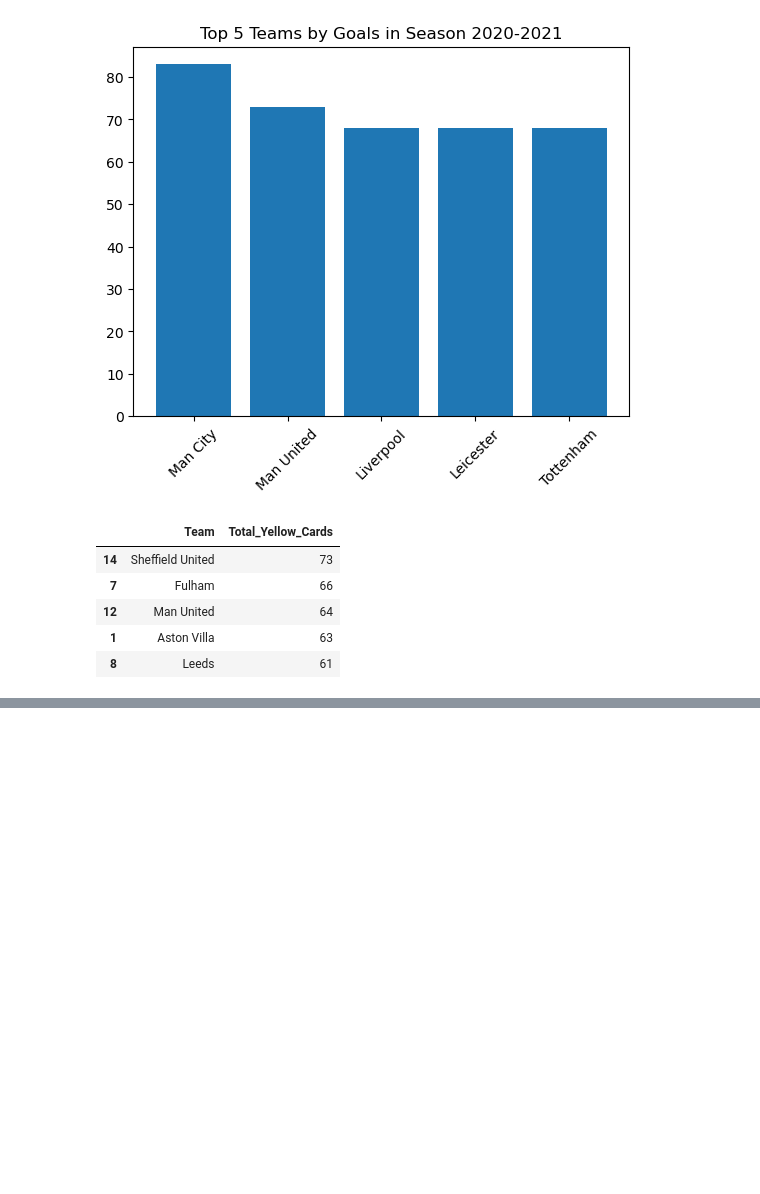
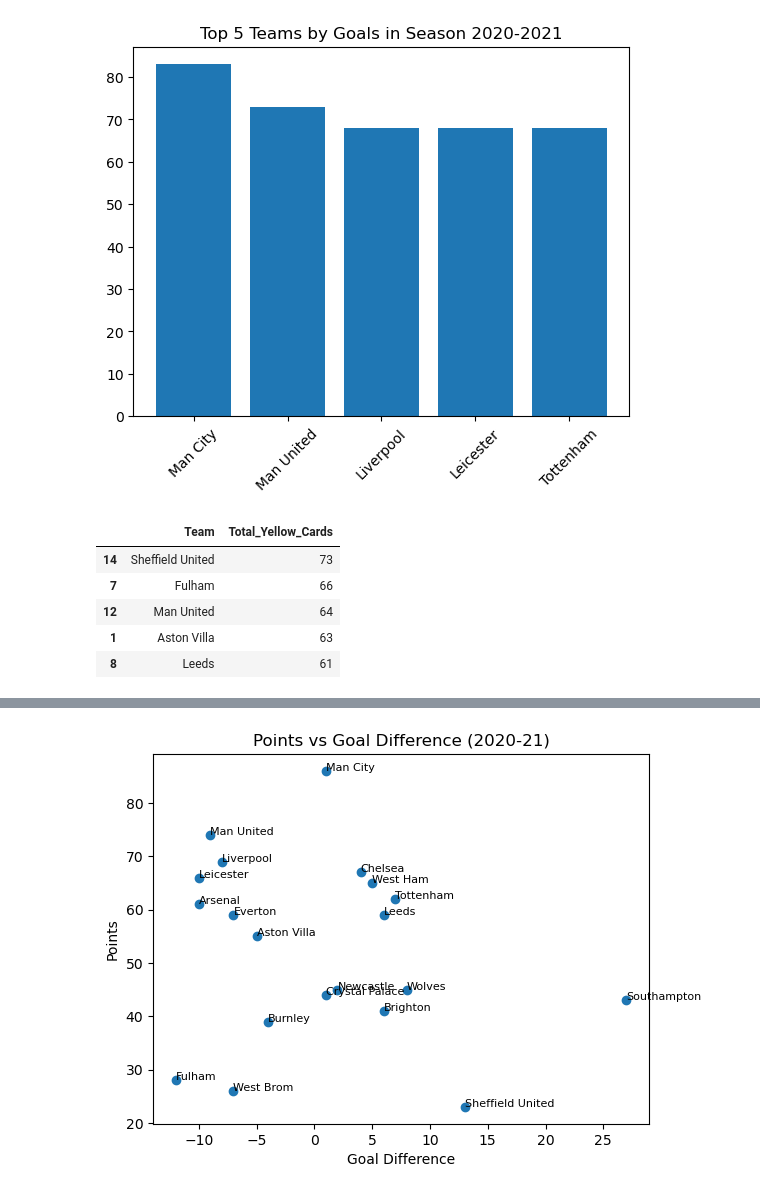
Before and after one commit to dimliaro/PremierLeagueStats, a Jupyter notebook: PLstats.ipynb, the cells around one changed output, grey strips where cells are left out. Cells and saved outputs as stored; diff of their text form; code cells hidden in the pictures; blank space fills up the shorter version.

Commit message:
Created league table, some graphics and fixed a goal aggregation bug

```diff
--- a/PLstats.ipynb
+++ b/PLstats.ipynb
@@ -182,0 +204,13 @@ total_yellows.sort_values("Total_Yellow_Cards", ascending=False).head()
+# %%
+#visualize how points were distributed in relation to goal difference
+plt.figure()
+plt.scatter(league_table["Goal_Difference"], league_table["Points"])
+for _, r in league_table.iterrows():
+    plt.text(r["Goal_Difference"], r["Points"], r["Team"], fontsize=8)
+
+plt.title("Points vs Goal Difference (2020-21)")
+plt.xlabel("Goal Difference")
+plt.ylabel("Points")
+plt.show()
+# %% [output]
+[figure, added]
```
Also changed, not shown: parts of 5 cells of this notebook, 1 other file.
